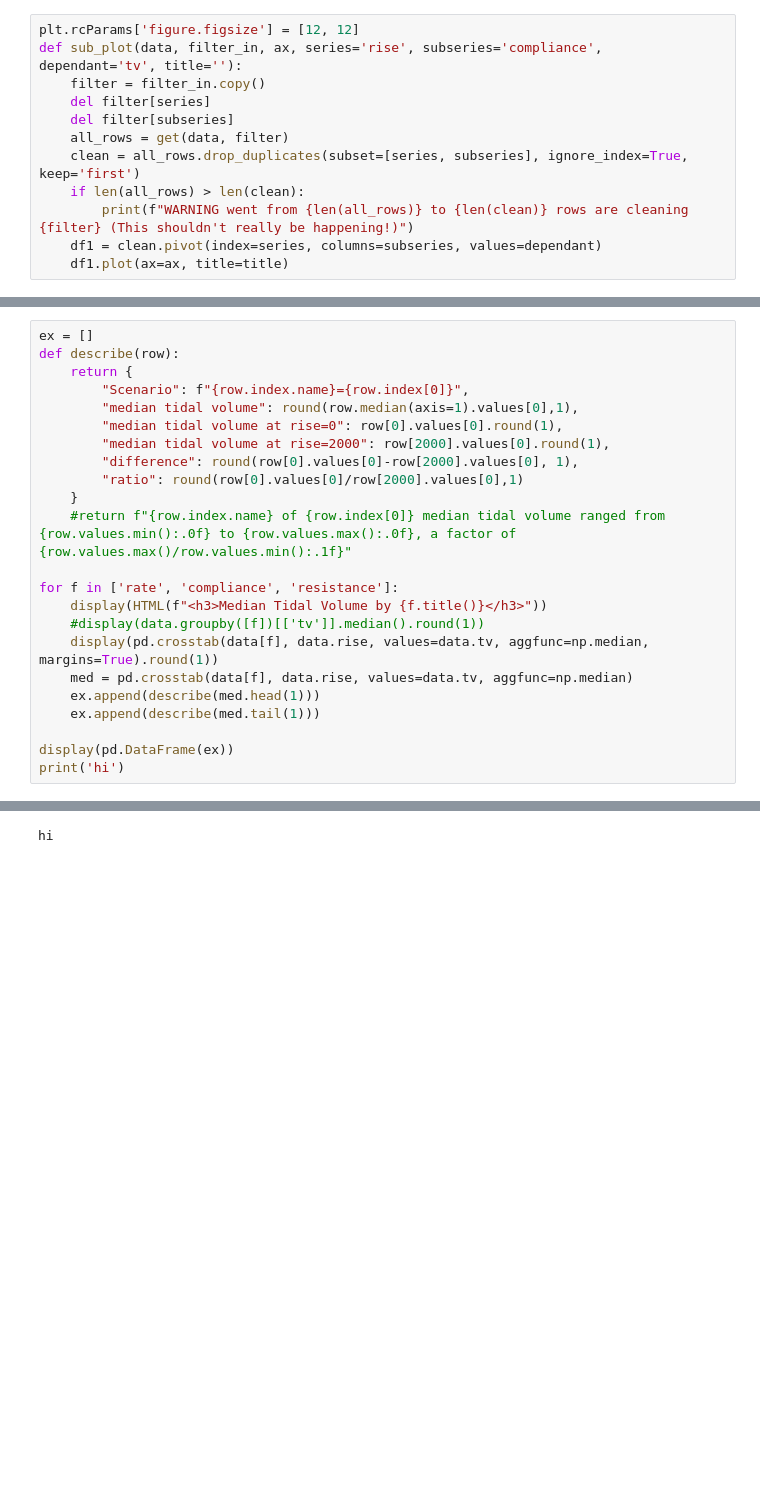
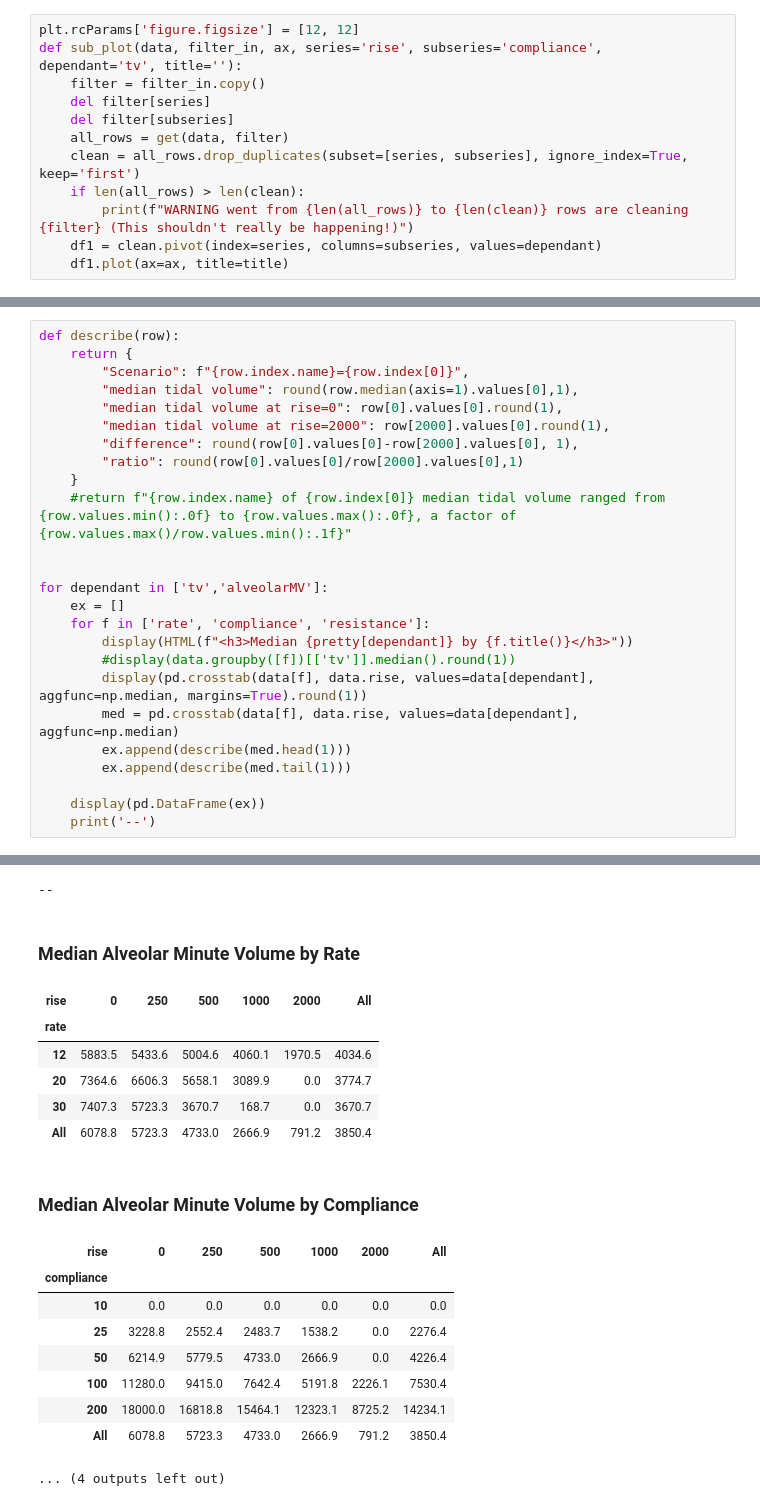
Before and after one commit to PubInv/simulink-pressure-lung, a Jupyter notebook: data/plots.ipynb, the cells around one changed output, grey strips where cells are left out. Cells and saved outputs as stored; diff of their text form; blank space fills up the shorter version.

```diff
--- a/data/plots.ipynb
+++ b/data/plots.ipynb
@@ -176,5 +157,4 @@ Still showing impact of rapid rate and long rise times.
 # %%
-ex = []
 def describe(row):
     return {
         "Scenario": f"{row.index.name}={row.index[0]}",
@@ -186,14 +166,17 @@ def describe(row):
     }
     #return f"{row.index.name} of {row.index[0]} median tidal volume ranged from {row.values.min():.0f} to {row.values.max():.0f}, a factor of {row.values.max()/row.values.min():.1f}"
 
-for f in ['rate', 'compliance', 'resistance']:
-    display(HTML(f"<h3>Median Tidal Volume by {f.title()}</h3>"))
-    #display(data.groupby([f])[['tv']].median().round(1))
-    display(pd.crosstab(data[f], data.rise, values=data.tv, aggfunc=np.median, margins=True).round(1))
-    med = pd.crosstab(data[f], data.rise, values=data.tv, aggfunc=np.median)
-    ex.append(describe(med.head(1)))
-    ex.append(describe(med.tail(1)))
 
-display(pd.DataFrame(ex))
-print('hi')
+for dependant in ['tv','alveolarMV']:
+    ex = []
+    for f in ['rate', 'compliance', 'resistance']:
+        display(HTML(f"<h3>Median {pretty[dependant]} by {f.title()}</h3>"))
+        #display(data.groupby([f])[['tv']].median().round(1))
+        display(pd.crosstab(data[f], data.rise, values=data[dependant], aggfunc=np.median, margins=True).round(1))
+        med = pd.crosstab(data[f], data.rise, values=data[dependant], aggfunc=np.median)
+        ex.append(describe(med.head(1)))
+        ex.append(describe(med.tail(1)))
+
+    display(pd.DataFrame(ex))
+    print('--')
 # %% [output]
@@ -217,16 +200,33 @@ Median Tidal Volume by Resistance
 | rise | 0 | 250 | 500 | 1000 | 2000 | All |
 | resistance |  |  |  |  |  |  |
 | 1 | 583.9 | 487.3 | 390.1 | 357.1 | 188.9 | 365.5 |
 | 3 | 548.3 | 463.8 | 379.2 | 332.9 | 207.7 | 359.7 |
 | 5 | 518.2 | 456.9 | 401.0 | 304.5 | 222.0 | 355.5 |
 | 10 | 441.8 | 405.4 | 361.3 | 322.5 | 209.3 | 338.4 |
 | 20 | 347.3 | 316.9 | 304.6 | 278.2 | 172.7 | 304.6 |
 | All | 494.5 | 451.3 | 379.2 | 322.5 | 202.0 | 349.7 |
 |  | Scenario | median tidal volume | median tidal volume at rise=0 | median tidal volume at rise=2000 | difference | ratio |
 | 0 | rate=12 | 567.1 | 640.3 | 314.2 | 326.1 | 2.0 |
 | 1 | rate=30 | 272.4 | 396.9 | 88.0 | 308.9 | 4.5 |
 | 2 | compliance=10 | 143.5 | 147.9 | 60.3 | 87.6 | 2.5 |
 | 3 | compliance=200 | 974.7 | 1110.0 | 633.5 | 476.5 | 1.8 |
 | 4 | resistance=1 | 390.1 | 583.9 | 188.9 | 395.0 | 3.1 |
 | 5 | resistance=20 | 304.6 | 347.3 | 172.7 | 174.6 | 2.0 |
-hi
+--
+Median Alveolar Minute Volume by Rate
+| rise | 0 | 250 | 500 | 1000 | 2000 | All |
+| rate |  |  |  |  |  |  |
+| 12 | 5883.5 | 5433.6 | 5004.6 | 4060.1 | 1970.5 | 4034.6 |
+| 20 | 7364.6 | 6606.3 | 5658.1 | 3089.9 | 0.0 | 3774.7 |
+| 30 | 7407.3 | 5723.3 | 3670.7 | 168.7 | 0.0 | 3670.7 |
+| All | 6078.8 | 5723.3 | 4733.0 | 2666.9 | 791.2 | 3850.4 |
+Median Alveolar Minute Volume by Compliance
+| rise | 0 | 250 | 500 | 1000 | 2000 | All |
+| compliance |  |  |  |  |  |  |
+| 10 | 0.0 | 0.0 | 0.0 | 0.0 | 0.0 | 0.0 |
+| 25 | 3228.8 | 2552.4 | 2483.7 | 1538.2 | 0.0 | 2276.4 |
+| 50 | 6214.9 | 5779.5 | 4733.0 | 2666.9 | 0.0 | 4226.4 |
+| 100 | 11280.0 | 9415.0 | 7642.4 | 5191.8 | 2226.1 | 7530.4 |
+| 200 | 18000.0 | 16818.8 | 15464.1 | 12323.1 | 8725.2 | 14234.1 |
+| All | 6078.8 | 5723.3 | 4733.0 | 2666.9 | 791.2 | 3850.4 |
+... (4 outputs left out)
```
Also changed, not shown: parts of 8 cells of this notebook.
